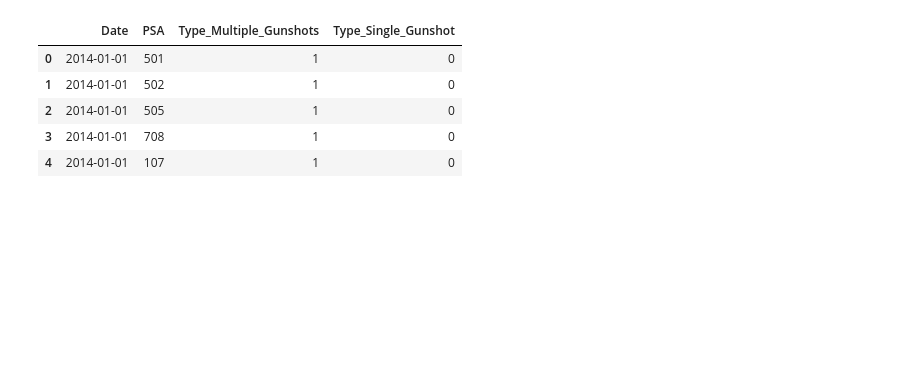
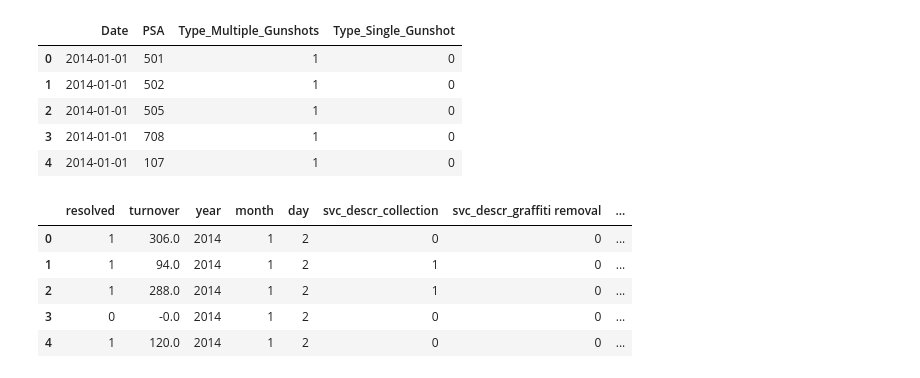
Before and after one commit to haoapple/The_Lab_DC_client_project, a Jupyter notebook: 03.Feature Engineering.ipynb, the cells around one changed output. Drawn from its saved outputs; the diff is of its cells as text; code cells hidden in the pictures; blank space fills up the shorter version.

```diff
--- a/03.Feature Engineering.ipynb
+++ b/03.Feature Engineering.ipynb
@@ -81,3 +81,4 @@ shots_psa.head()
 # %%
 shots_psa = pd.read_csv('./assets/mpd/shots_train_psa.csv')
 homes = pd.read_csv('./assets/housing_data_psa.csv', index_col='Unnamed: 0')
+csr = pd.read_pickle('./assets/csr/csr_train_EDAed.pkl')
@@ -106,6 +103,7 @@ def lower_columns(df):
 
 shots_psa = lower_columns(shots_psa)
 homes = lower_columns(homes)
+csr = lower_columns(csr)
 # %%
 def district(df):
     df['district'] = df.psa.map(lambda x: str(x)[0])
@@ -114,7 +112,19 @@ def district(df):
 
 shots_district = district(shots_psa)
 homes_district = district(homes)
+csr_district   = district(csr)
+# %%
+csr_district.drop(['serviceorderstatus', 'status_code', 'priority'], axis=1, inplace=True)
 # %%
 homes_district = homes_district.groupby(['district']) \
     ['median_sale_price', 'homes_sold', 'homes_sold_mom',
      'days_on_market', 'average_sale_to_list_mom'].agg('mean')
+# %%
+csr_district.head()
+# %% [output]
+|  | resolved | turnover | year | month | day | svc_descr_collection | svc_descr_graffiti removal | ... |
+| 0 | 1 | 306.0 | 2014 | 1 | 2 | 0 | 0 | ... |
+| 1 | 1 | 94.0 | 2014 | 1 | 2 | 1 | 0 | ... |
+| 2 | 1 | 288.0 | 2014 | 1 | 2 | 1 | 0 | ... |
+| 3 | 0 | -0.0 | 2014 | 1 | 2 | 0 | 0 | ... |
+| 4 | 1 | 120.0 | 2014 | 1 | 2 | 0 | 0 | ... |
```
Also changed, not shown: parts of 10 cells of this notebook, 2 other files.
